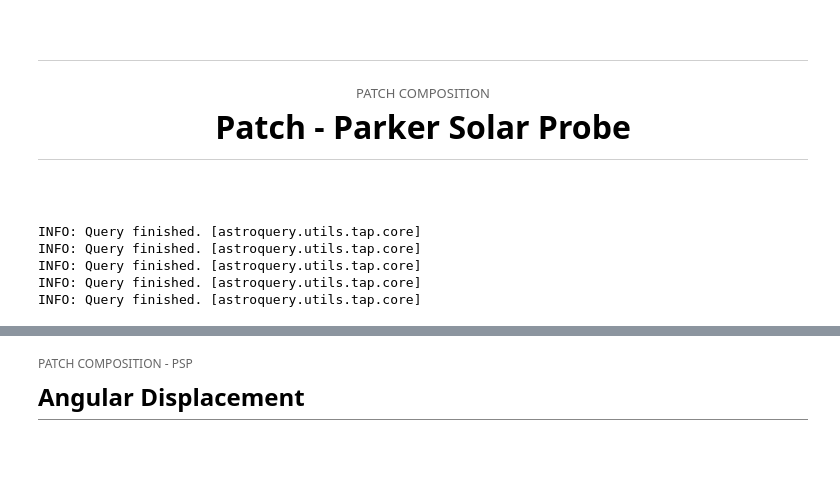
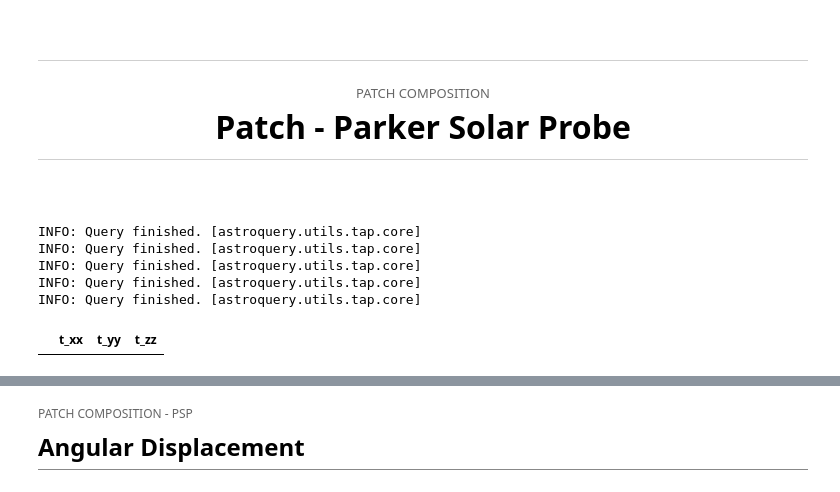
Before and after one commit to TristanVrg/patch-composition, a Jupyter notebook: patch-psp.ipynb, the cells around one changed output, grey strips where cells are left out. Cells and saved outputs as stored; diff of their text form; code cells hidden in the pictures; blank space fills up the shorter version.

```diff
--- a/patch-psp.ipynb
+++ b/patch-psp.ipynb
@@ -76,6 +79,10 @@ if len(Na_PSP.index) != len(Np_PSP.index):
 
     # Make sure the index is exactly the proton index
     Na_PSP.index = Np_PSP.index
+# %%
+B_rtn_PSP
+# %% [output]
+|  | t_xx | t_yy | t_zz |
 # %%
 # --- Components
 Vp_r_PSP, Vp_t_PSP, Vp_n_PSP = Vp_rtn_PSP['vr'], Vp_rtn_PSP['vt'], Vp_rtn_PSP['vn']
```
Also changed, not shown: parts of 10 cells of this notebook, 2 other files.
